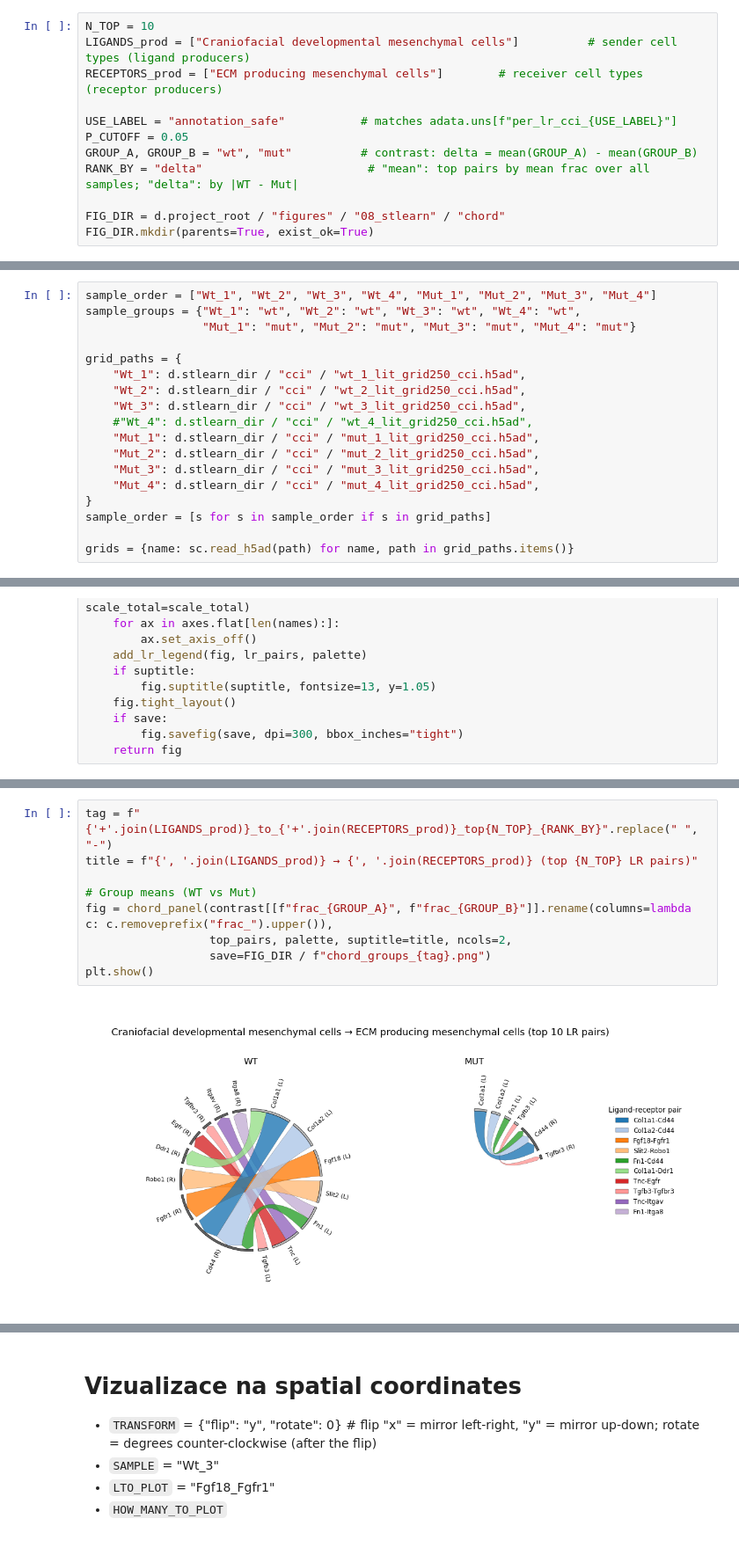
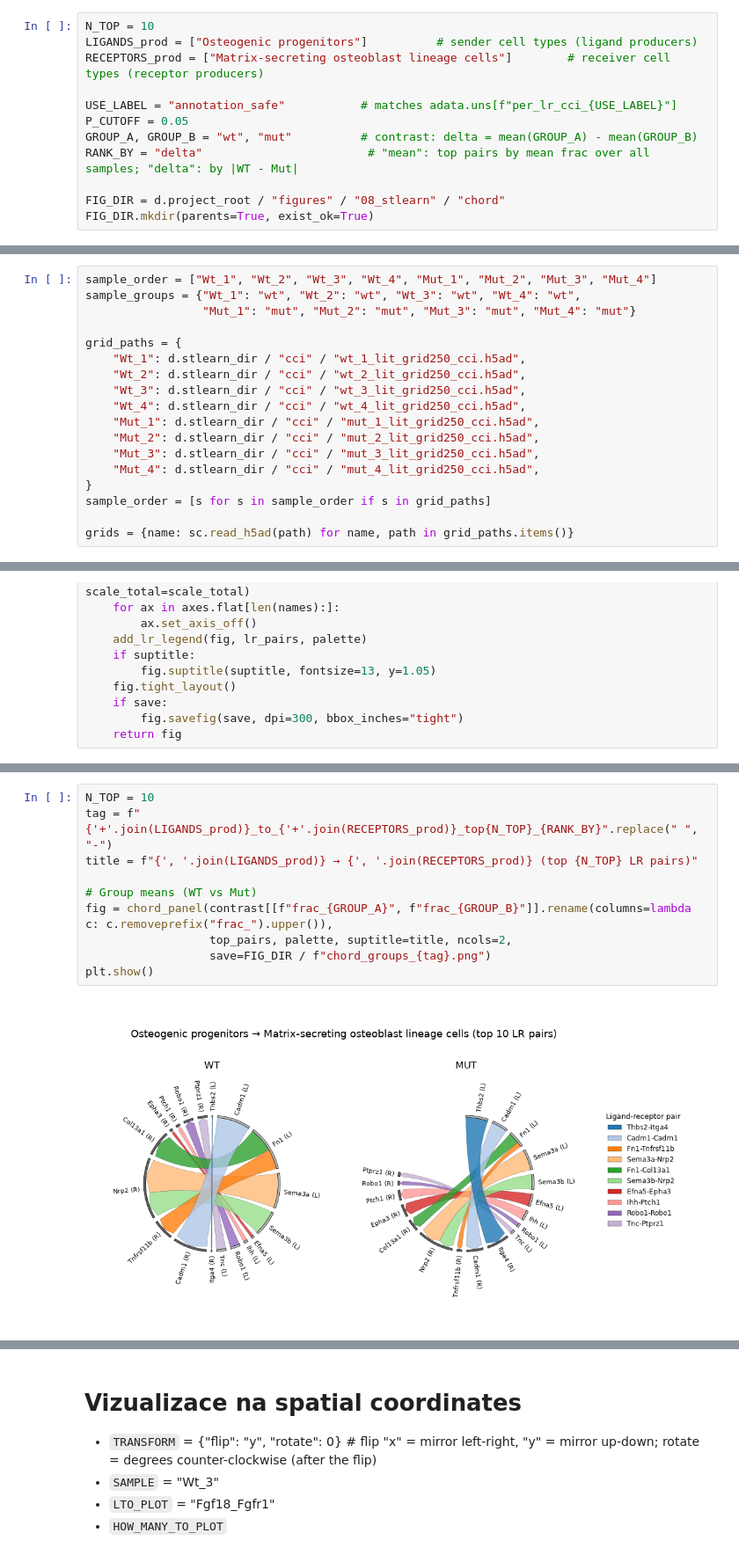
Before and after one commit to zimcikuh/Xenium_Analysis_SATB2_UMG_2026, a Jupyter notebook: scripts/08_2_stlearn_vizual.ipynb, the cells around one changed output, grey strips where cells are left out. Shown at 88% size. Saved outputs shown, nothing was run; the diff lists cells and outputs as text.

```diff
--- a/scripts/08_2_stlearn_vizual.ipynb
+++ b/scripts/08_2_stlearn_vizual.ipynb
@@ -19,8 +20,8 @@ Chord plots show the top `N_TOP` ligand-receptor pairs sent from `LIGANDS_prod`
 The same LR pairs, colours and sector order are used in every plot, so WT and Mut are directly comparable.
 # %%
 N_TOP = 10
-LIGANDS_prod = ["Craniofacial developmental mesenchymal cells"]          # sender cell types (ligand producers)
-RECEPTORS_prod = ["ECM producing mesenchymal cells"]        # receiver cell types (receptor producers)
+LIGANDS_prod = ["Osteogenic progenitors"]          # sender cell types (ligand producers)
+RECEPTORS_prod = ["Matrix-secreting osteoblast lineage cells"]        # receiver cell types (receptor producers)
 
 USE_LABEL = "annotation_safe"           # matches adata.uns[f"per_lr_cci_{USE_LABEL}"]
 P_CUTOFF = 0.05
@@ -60,7 +41,7 @@ grid_paths = {
     "Wt_1": d.stlearn_dir / "cci" / "wt_1_lit_grid250_cci.h5ad",
     "Wt_2": d.stlearn_dir / "cci" / "wt_2_lit_grid250_cci.h5ad",
     "Wt_3": d.stlearn_dir / "cci" / "wt_3_lit_grid250_cci.h5ad",
-    #"Wt_4": d.stlearn_dir / "cci" / "wt_4_lit_grid250_cci.h5ad",
+    "Wt_4": d.stlearn_dir / "cci" / "wt_4_lit_grid250_cci.h5ad",
     "Mut_1": d.stlearn_dir / "cci" / "mut_1_lit_grid250_cci.h5ad",
     "Mut_2": d.stlearn_dir / "cci" / "mut_2_lit_grid250_cci.h5ad",
     "Mut_3": d.stlearn_dir / "cci" / "mut_3_lit_grid250_cci.h5ad",
@@ -315,14 +294,15 @@ contrast.sort_values("delta", ascending=False).head(HOW_MANY_TO_PLOT)[["ligand",
 # %%
+N_TOP = 10
 tag = f"{'+'.join(LIGANDS_prod)}_to_{'+'.join(RECEPTORS_prod)}_top{N_TOP}_{RANK_BY}".replace(" ", "-")
 title = f"{', '.join(LIGANDS_prod)} → {', '.join(RECEPTORS_prod)} (top {N_TOP} LR pairs)"
 
 # Group means (WT vs Mut)
 fig = chord_panel(contrast[[f"frac_{GROUP_A}", f"frac_{GROUP_B}"]].rename(columns=lambda c: c.removeprefix("frac_").upper()),
                   top_pairs, palette, suptitle=title, ncols=2,
                   save=FIG_DIR / f"chord_groups_{tag}.png")
 plt.show()
 # %% [output]
-[figure, old version]
+[figure, new version]
 # %%
 # Individual samples
 fig = chord_panel(contrast[sample_order], top_pairs, palette, suptitle=title, ncols=4,
```
Also changed, not shown: parts of 15 cells of this notebook, 3 other files.
